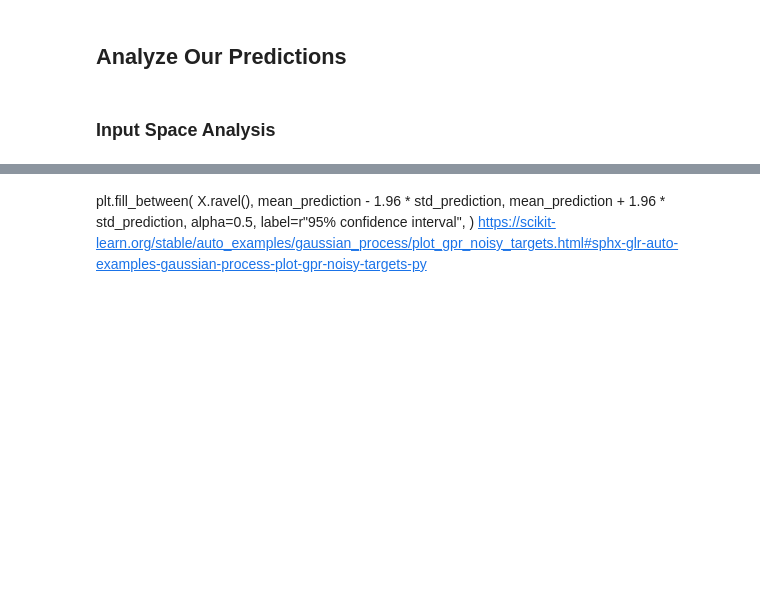
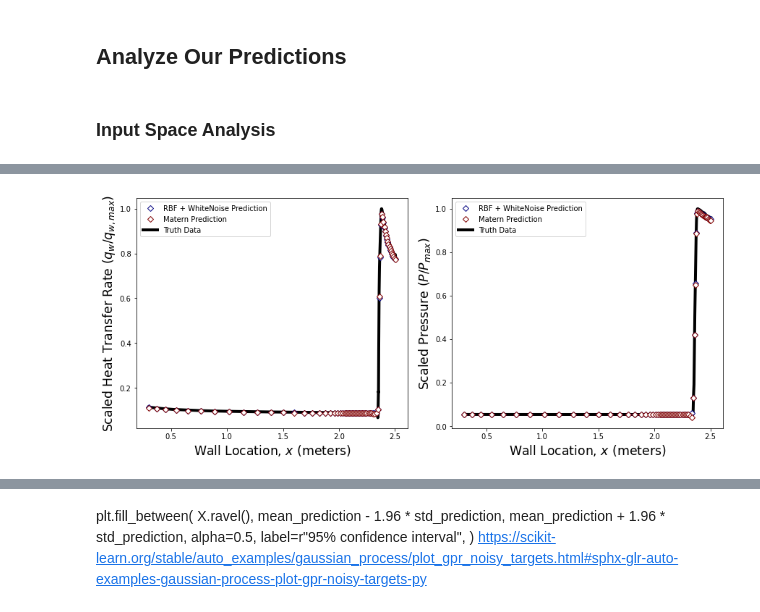
Before and after one commit to AmosJoseph/multifidelitymodeling, a Jupyter notebook: MF_SurrogateModel_20220516.ipynb, the cells around one changed output, grey strips where cells are left out. Drawn from its saved outputs; the diff is of its cells as text; code cells hidden in the pictures; blank space fills up the shorter version.

Commit message:
printed plots, updated error plot functions

```diff
--- a/MF_SurrogateModel_20220516.ipynb
+++ b/MF_SurrogateModel_20220516.ipynb
@@ -4935,7 +5173,7 @@ X_names = np.hstack(inputTrainingNames)
 originalIdx = np.arange(0,X.shape[0])
 
 X_train, X_test, y_train, y_test, M_inf_train, M_inf_test, trainIdx, testIdx = train_test_split(
-    X, y, M_inf, originalIdx, test_size=0.20, random_state=random_state)
+    X, y, M_inf, originalIdx, test_size=0.23, random_state=random_state)
 
 X_test, X_val, y_test, y_val, M_inf_test, M_inf_val, testIdx, valIdx = train_test_split(
     X_test, y_test, M_inf_test, testIdx, test_size=0.50, random_state=random_state)
@@ -5151,0 +5422,3 @@ plotInputSpace(
+# %%
+predictionListRBF = [qw_HF_krig_test_predict, qw_HF_test_truth, p_HF_krig_test_predict,p_HF_test_truth]
+np.shape(predictionListRBF)
@@ -5151,0 +5427,3 @@ plotInputSpace(
+# %%
+predictionListMatern = [qw_HF_krig_test_predict, qw_HF_test_truth, p_HF_krig_test_predict,p_HF_test_truth]
+np.shape(predictionListMatern)
@@ -5151,0 +5432,3 @@ plotInputSpace(
+# %%
+predictionList  = [predictionListRBF, predictionListMatern]
+np.shape(predictionList)
@@ -5151,0 +5483,18 @@ plotInputSpace(
+# %%
+architectureList = ['RBF + WhiteNoise', 'Matern']
+
+worstValidationErrorPlot(
+    lowerPercentile=10,
+    upperPercentile=90,
+    testIdx = testIdx,
+    # qw_test_predict=qw_HF_krig_test_predict,
+    # p_test_predict=p_HF_krig_test_predict,
+    # qw_test_truth = qw_HF_test_truth,
+    # p_test_truth=p_HF_test_truth,
+    method="Kriging",
+    inputVarNameList= inputVarNameList,
+    predictionList=predictionList,
+    architectureList = architectureList
+    )
+# %% [output]
+[figure, added]
```
Also changed, not shown: parts of 22 cells of this notebook, 5 other files.
